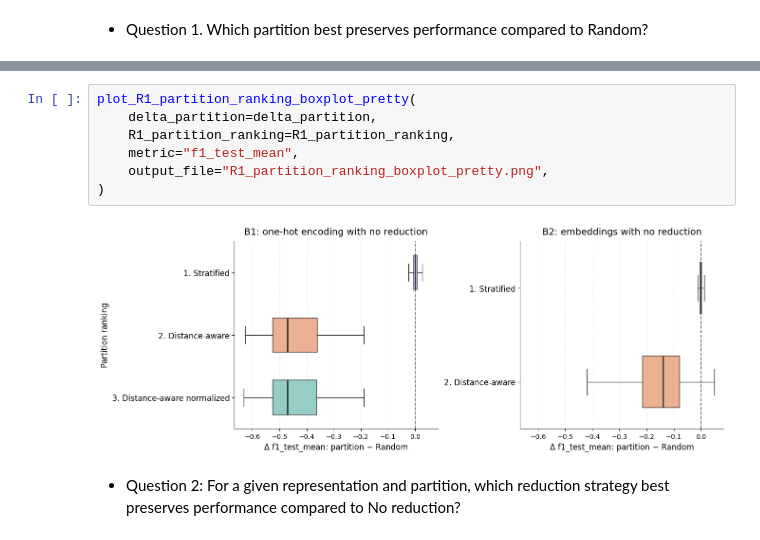
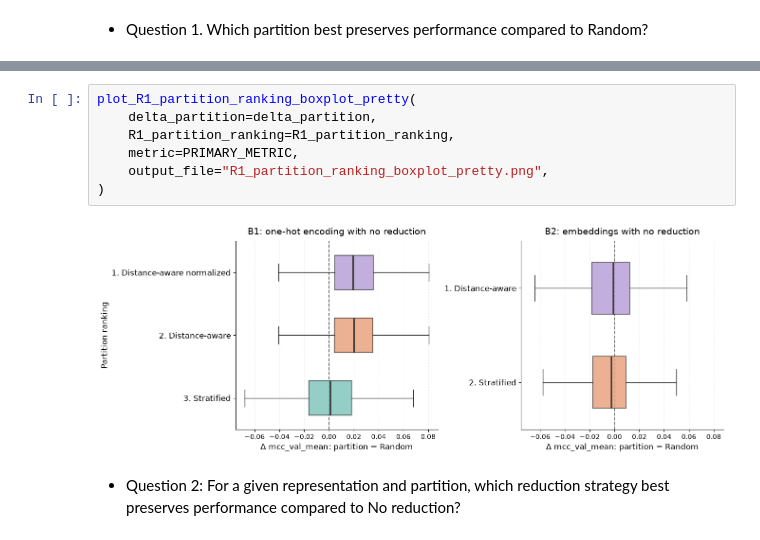
Before and after one commit to kren-ai-lab/protein_ml_decision_analysis, a Jupyter notebook: notebooks_and_scripts/analysed_training/paired_delta_analysis.ipynb, the cells around one changed output, grey strips where cells are left out. Saved outputs shown, nothing was run; the diff lists cells and outputs as text.

```diff
--- a/notebooks_and_scripts/analysed_training/paired_delta_analysis.ipynb
+++ b/notebooks_and_scripts/analysed_training/paired_delta_analysis.ipynb
@@ -247,12 +247,12 @@ R1_partition_ranking shape: (5, 32)
 # %%
 plot_R1_partition_ranking_boxplot_pretty(
     delta_partition=delta_partition,
     R1_partition_ranking=R1_partition_ranking,
-    metric="f1_test_mean",
+    metric=PRIMARY_METRIC,
     output_file="R1_partition_ranking_boxplot_pretty.png",
 )
 # %% [output]
-[figure, old version]
+[figure, new version]
 # %% [markdown]
 - Question 2: For a given representation and partition, which reduction strategy best preserves performance compared to No reduction?
 # %%
```
Also changed, not shown: parts of 57 cells of this notebook, 5 other files.
